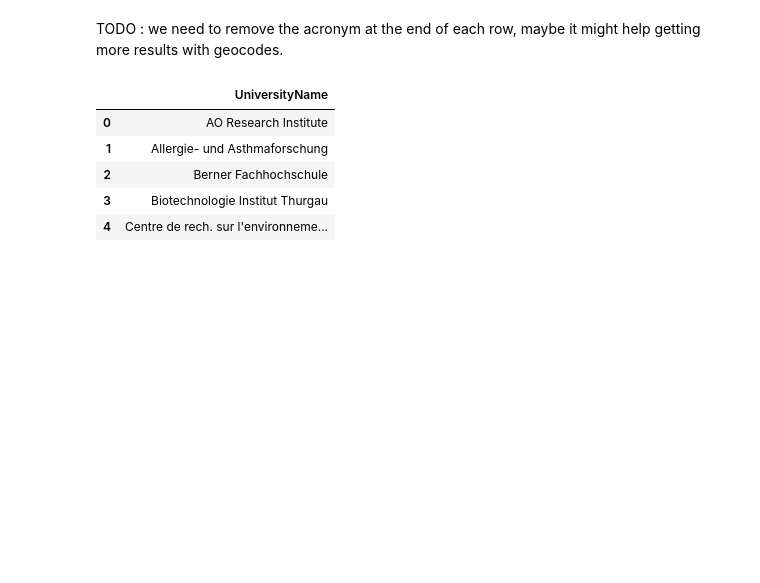
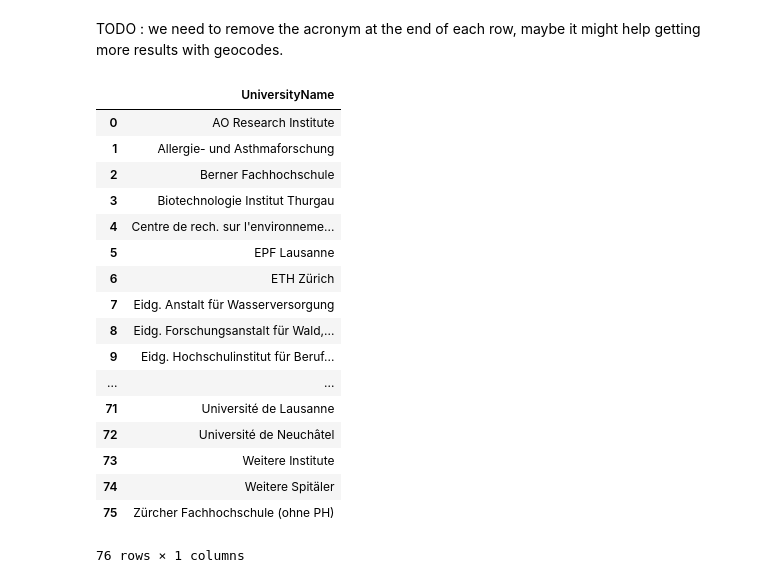
Before and after one commit to Merinorus/adaisawesome, a Jupyter notebook: Homework/03 - Interactive Viz/HW3_Interactive_Viz.ipynb, the cells around one changed output. Drawn from its saved outputs; the diff is of its cells as text; code cells hidden in the pictures; blank space fills up the shorter version.

```diff
--- a/Homework/03 - Interactive Viz/HW3_Interactive_Viz.ipynb
+++ b/Homework/03 - Interactive Viz/HW3_Interactive_Viz.ipynb
@@ -149,14 +159,26 @@ university_canton_df.head()
 TODO  : we need to remove the acronym at the end of each row, maybe it might help getting more results with geocodes.
 # %%
 university_canton_df['UniversityName'] = university_canton_df['UniversityName'].apply(lambda x: x.split(' -')[0])
-university_canton_df.head()
+university_canton_df
 # %% [output]
 |  | UniversityName |
 | 0 | AO Research Institute |
 | 1 | Allergie- und Asthmaforschung |
 | 2 | Berner Fachhochschule |
 | 3 | Biotechnologie Institut Thurgau |
 | 4 | Centre de rech. sur l'environneme... |
+| 5 | EPF Lausanne |
+| 6 | ETH Zürich |
+| 7 | Eidg. Anstalt für Wasserversorgung |
+| 8 | Eidg. Forschungsanstalt für Wald,... |
+| 9 | Eidg. Hochschulinstitut für Beruf... |
+| ... | ... |
+| 71 | Université de Lausanne |
+| 72 | Université de Neuchâtel |
+| 73 | Weitere Institute |
+| 74 | Weitere Spitäler |
+| 75 | Zürcher Fachhochschule (ohne PH) |
+76 rows × 1 columns
 # %%
 cantons_table = []
 for i in university_canton_df.UniversityName:
```
Also changed, not shown: parts of 8 cells of this notebook, 3 other files.
